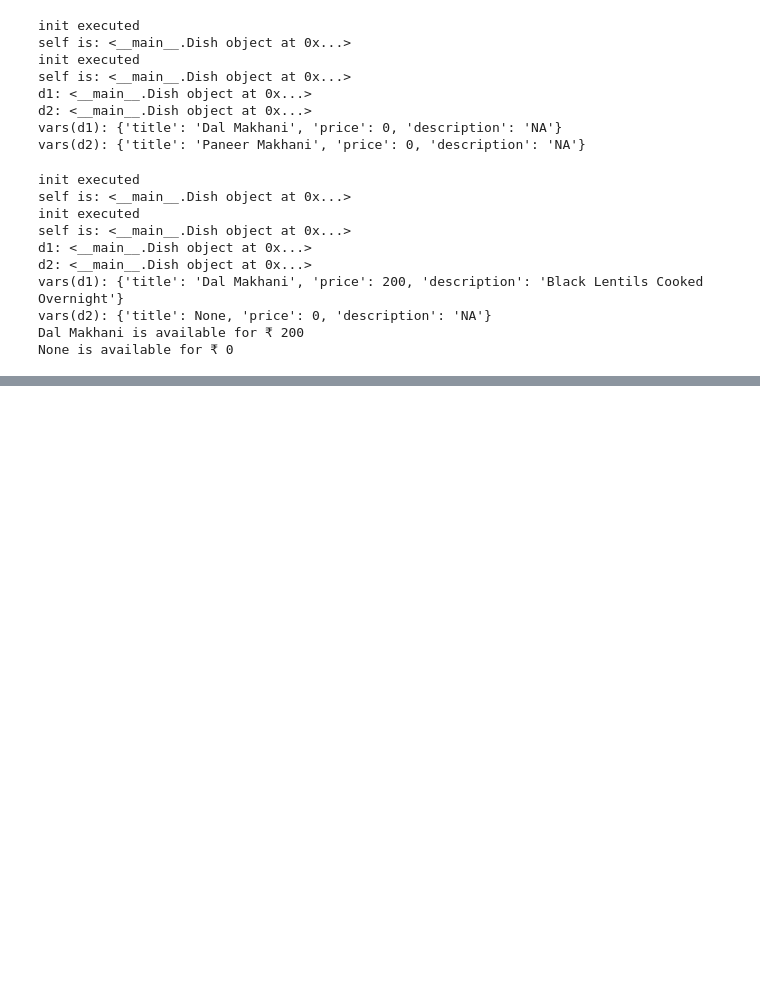
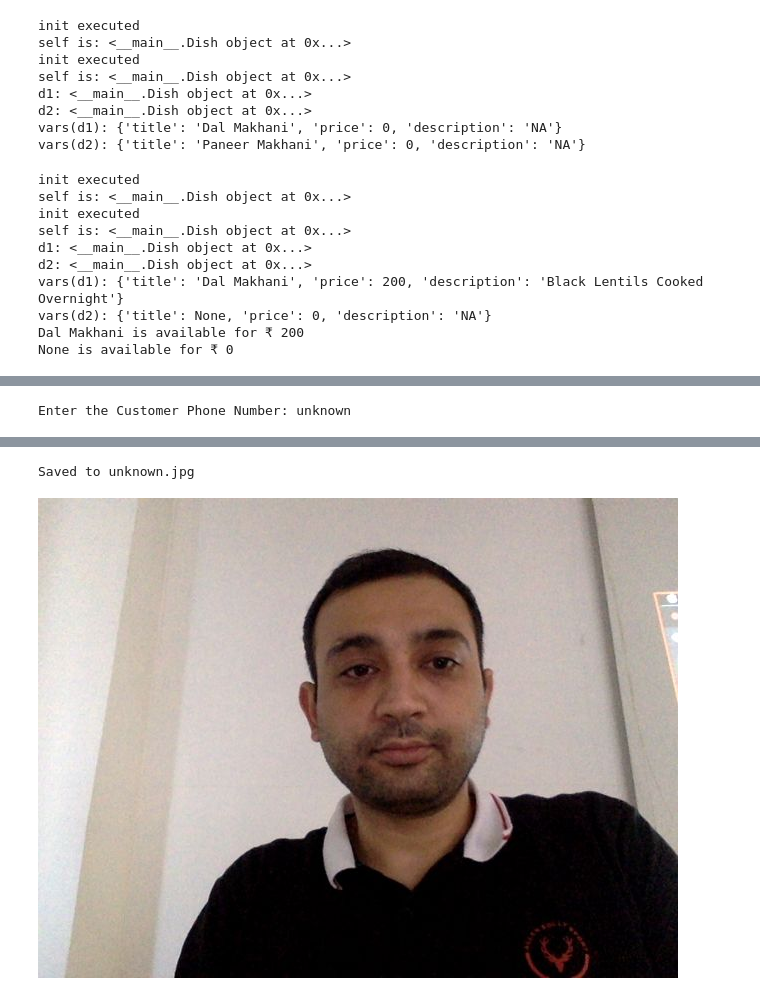
Before and after one commit to ishantk/GW2021PY2, a Jupyter notebook: GW2021PYB2.ipynb, the cells around one changed output, grey strips where cells are left out. Cells and saved outputs as stored; diff of their text form; code cells hidden in the pictures; blank space fills up the shorter version.

```diff
--- a/GW2021PYB2.ipynb
+++ b/GW2021PYB2.ipynb
@@ -1416,0 +1597,13 @@ None is available for ₹ 0
+# %%
+data = [10, 20, 30, 40, 50]
+
+# Pass By Reference
+numbers = data
+
+print(data, hex(id(data)))
+print(numbers, hex(id(numbers)))
+
+data[1] = 121
+
+print(data, hex(id(data)))
+print(numbers, hex(id(numbers)))
@@ -1416,0 +1777,14 @@ None is available for ₹ 0
+# %%
+from IPython.display import Image
+try:
+  customer_phone = input("Enter the Customer Phone Number: ")
+  name = "{}.jpg".format(customer_phone)
+  filename = take_photo(filename=name)
+  print('Saved to {}'.format(filename))
+
+  # Show the image which was just taken.
+  display(Image(filename))
+except Exception as err:
+  # Errors will be thrown if the user does not have a webcam or if they do not
+  # grant the page permission to access it.
+  print(str(err))
@@ -1416,0 +1828,16 @@ None is available for ₹ 0
+# %%
+from IPython.display import Image
+try:
+  customer_phone = input("Enter the Customer Phone Number: ")
+  name = "{}.jpg".format(customer_phone)
+  filename = take_photo(filename=name)
+  print('Saved to {}'.format(filename))
+
+  # Show the image which was just taken.
+  display(Image(filename))
+except Exception as err:
+  # Errors will be thrown if the user does not have a webcam or if they do not
+  # grant the page permission to access it.
+  print(str(err))
+# %% [output]
+Enter the Customer Phone Number: unknown
@@ -1416,0 +1845,2 @@ None is available for ₹ 0
+Saved to unknown.jpg
+[figure, added]
```
Also changed, not shown: parts of 23 cells of this notebook.
